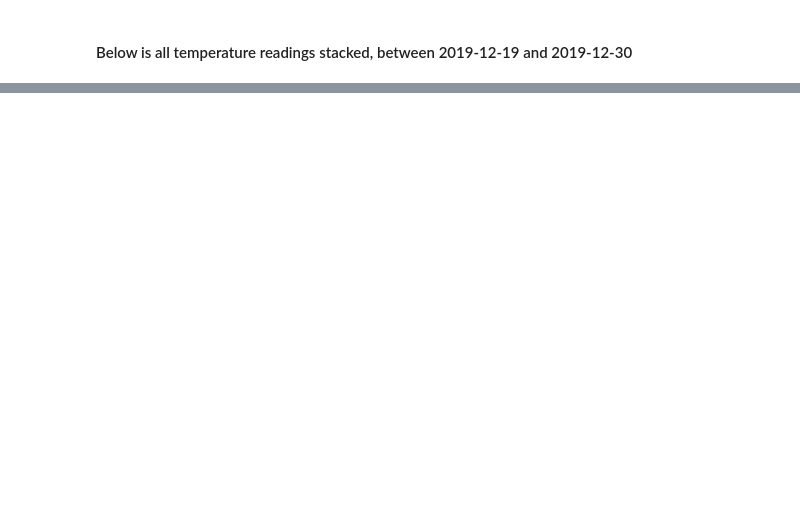
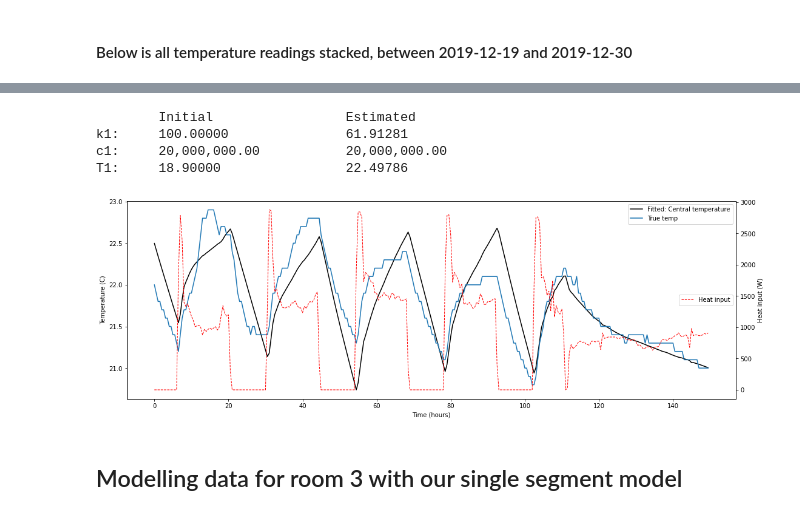
Before and after one commit to harry-rendell/building_simulation, a Jupyter notebook: parsing_stoke.ipynb, the cells around one changed output, grey strips where cells are left out. Saved outputs shown, nothing was run; the diff lists cells and outputs as text; code cells hidden in the pictures; blank space fills up the shorter version.

```diff
--- a/parsing_stoke.ipynb
+++ b/parsing_stoke.ipynb
@@ -8,10 +10,10 @@ from datetime import datetime
 # %%
 df = pd.read_csv('data/stoke_delta_t.csv', comment='#')
 df = df.dropna()
-df['time'] = pd.to_datetime(df['time'])
+df['time'] = pd.to_datetime(df['time'], format='%d/%m/%Y %H:%M')
 df['timestamp'] = df['time'].values.astype(np.int64)//10**9 # Add a timestamp column, measured in seconds
 cols = ['outside','1N','2N','3N','4N','BMS'] # select a subset of columns
-df['gas'] *= 1000/(3600) # convert kW*h to W*s (factor of 2 for 1/2 hour?)
+df['gas'] *= 4e4/(3600) # convert kW*h to W*s (factor of 2 for 1/2 hour?)
 df.describe()
 # %% [output]
 |  | outside | 1N | 1S | 2N | 2S | 3N | 3S | 4N | 4S | BMS | gas | ... |
@@ -166,0 +86,33 @@ ax.plot(times/3600, y[2], label='True temp')
+# %%
+times, Ts_true, Q_in, T_out = df[['timestamp','2N','gas','outside']].head(300).values.T
+times = (times-times[0])
+# %%
+# Initial guesses for scipy.optimize.minimize
+k0 = 100.0
+c0 = 2e7
+T0 = 18.9
+initial_params = np.array([k0, c0, T0])
+# %%
+result = minimize(loss_single_seg, x0=initial_params, tol=1e-3, args=('mse', times, Ts_true, T_out, Q_in), bounds=((5e1,1e2),(1.5e7,2.5e7),(10,30)))
+k_est, c_est, T_est = result['x']
+print('\tInitial\t\t\tEstimated\nk1:\t{:,.5f}\t\t{:,.5f}\nc1:\t{:,.2f}\t\t{:,.2f}\nT1:\t{:,.5f}\t\t{:,.5f}'.format(*np.ravel([initial_params,result['x']],'F')))
+
+# Initialise class with system parameters
+T_out = np.full(300,)
+sys_fit = model_ND('Fitted', k_est, c_est, T_est, T_out, Q_in)
+# Run simulation. This recreates simple_model.ipynb showing that our generalised model works.
+Ts = sys_fit.run(times=times).flatten()
+
+fig, ax = sys_fit.plot()
+# sys_guess.plot(figax=figax, ls='-.');
+ax.plot(times/3600, Ts_true, label='True temp')
+# ax.plot(times/3600, T_out, label='Outside')
+ax.legend();
+# %% [output]
+        Initial                 Estimated
+k1:     100.00000               61.91281
+c1:     20,000,000.00           20,000,000.00
+T1:     18.90000                22.49786
+[figure, added]
+# %% [markdown]
+## Modelling data for room 3 with our single segment model
```
Also changed, not shown: parts of 37 cells of this notebook, 1 other file.
